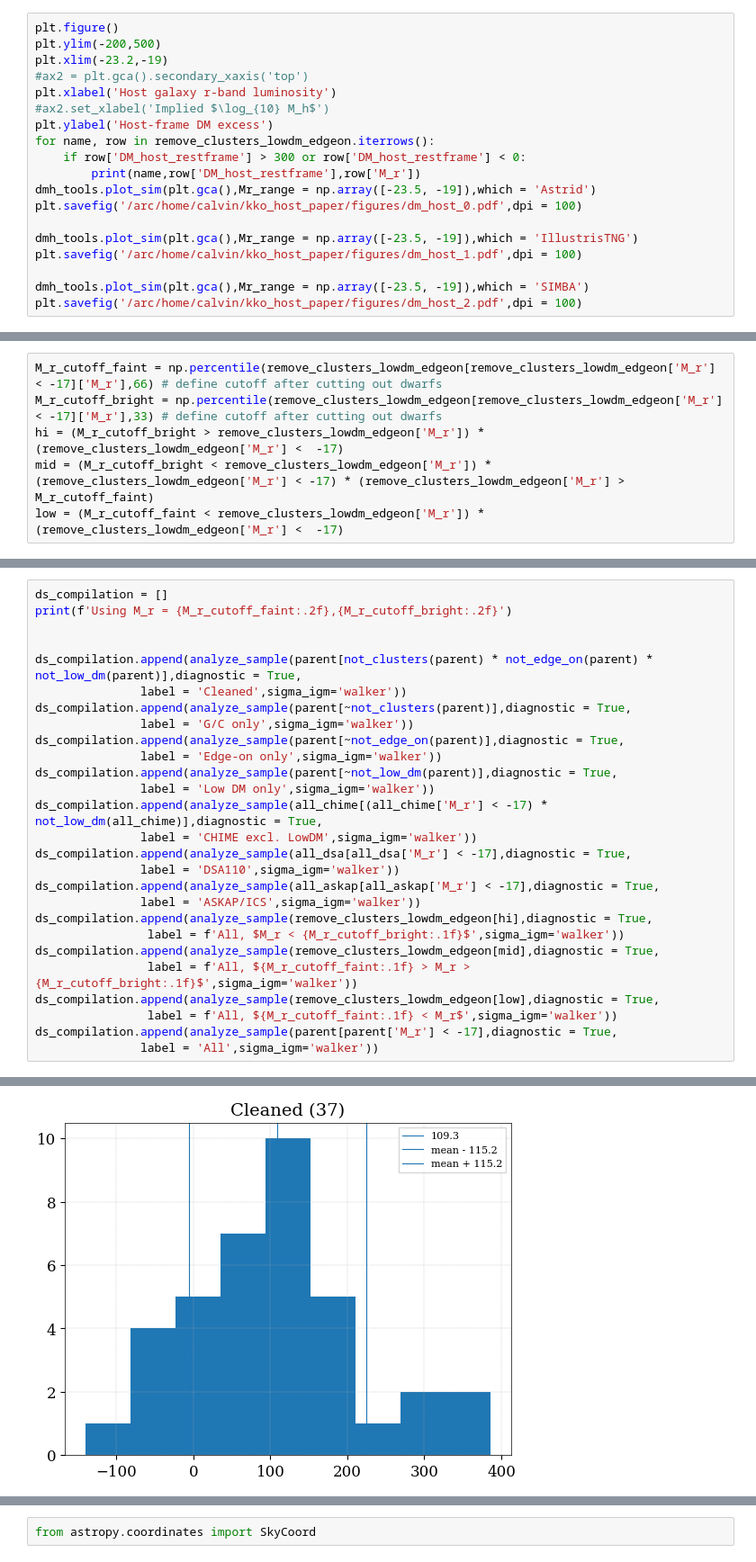
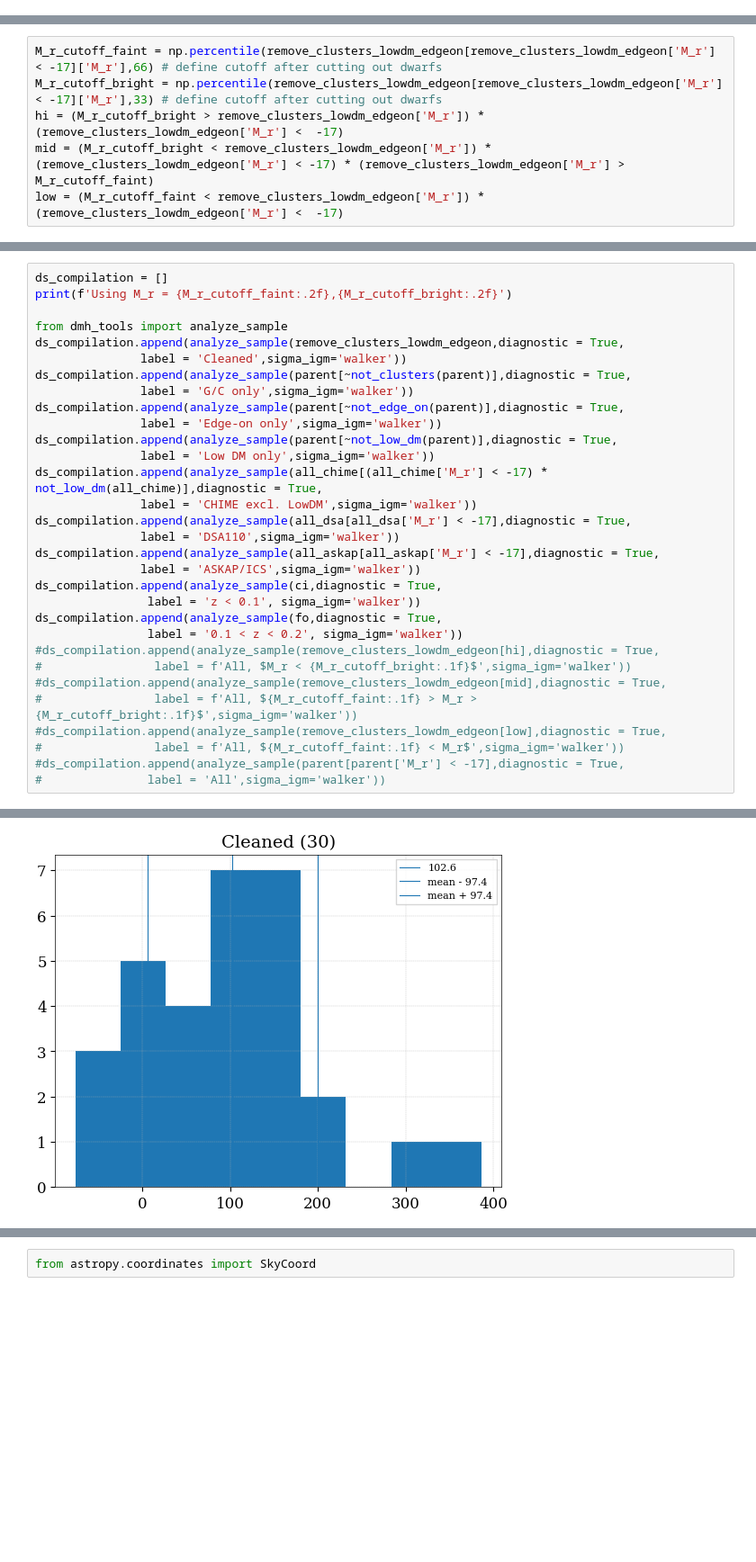
Before and after one commit to leungcalvin/kko_host_paper, a Jupyter notebook: plot_scripts/dm_host.ipynb, the cells around one changed output, grey strips where cells are left out. Shown at 90% size. Saved outputs shown, nothing was run; the diff lists cells and outputs as text; blank space fills up the shorter version.

```diff
--- a/plot_scripts/dm_host.ipynb
+++ b/plot_scripts/dm_host.ipynb
@@ -1440,22 +1329,3 @@ Medlock predictions valid over M_r =
 Medlock predictions valid over M_r =
 [-19.75605779 -21.98113436]
 [figure]
-# %%
-plt.figure()
-plt.ylim(-200,500)
-plt.xlim(-23.2,-19)
-#ax2 = plt.gca().secondary_xaxis('top')
-plt.xlabel('Host galaxy r-band luminosity')
-#ax2.set_xlabel('Implied $\log_{10} M_h$')
-plt.ylabel('Host-frame DM excess')
-for name, row in remove_clusters_lowdm_edgeon.iterrows():
-    if row['DM_host_restframe'] > 300 or row['DM_host_restframe'] < 0:
-        print(name,row['DM_host_restframe'],row['M_r'])
-dmh_tools.plot_sim(plt.gca(),Mr_range = np.array([-23.5, -19]),which = 'Astrid')
-plt.savefig('/arc/home/calvin/kko_host_paper/figures/dm_host_0.pdf',dpi = 100)
-
-dmh_tools.plot_sim(plt.gca(),Mr_range = np.array([-23.5, -19]),which = 'IllustrisTNG')
-plt.savefig('/arc/home/calvin/kko_host_paper/figures/dm_host_1.pdf',dpi = 100)
-
-dmh_tools.plot_sim(plt.gca(),Mr_range = np.array([-23.5, -19]),which = 'SIMBA')
-plt.savefig('/arc/home/calvin/kko_host_paper/figures/dm_host_2.pdf',dpi = 100)
@@ -1877,8 +1707,8 @@ np.sum(hi),np.sum(mid),np.sum(low)
 ds_compilation = []
 print(f'Using M_r = {M_r_cutoff_faint:.2f},{M_r_cutoff_bright:.2f}')
 
-
-ds_compilation.append(analyze_sample(parent[not_clusters(parent) * not_edge_on(parent) * not_low_dm(parent)],diagnostic = True,
+from dmh_tools import analyze_sample
+ds_compilation.append(analyze_sample(remove_clusters_lowdm_edgeon,diagnostic = True,
                label = 'Cleaned',sigma_igm='walker'))
 ds_compilation.append(analyze_sample(parent[~not_clusters(parent)],diagnostic = True,
                label = 'G/C only',sigma_igm='walker'))
@@ -1892,12 +1722,16 @@ ds_compilation.append(analyze_sample(all_dsa[all_dsa['M_r'] < -17],diagnostic =
                label = 'DSA110',sigma_igm='walker'))
 ds_compilation.append(analyze_sample(all_askap[all_askap['M_r'] < -17],diagnostic = True,
                label = 'ASKAP/ICS',sigma_igm='walker'))
-ds_compilation.append(analyze_sample(remove_clusters_lowdm_edgeon[hi],diagnostic = True,
-                label = f'All, $M_r < {M_r_cutoff_bright:.1f}$',sigma_igm='walker'))
-ds_compilation.append(analyze_sample(remove_clusters_lowdm_edgeon[mid],diagnostic = True,
-                label = f'All, ${M_r_cutoff_faint:.1f} > M_r > {M_r_cutoff_bright:.1f}$',sigma_igm='walker'))
-ds_compilation.append(analyze_sample(remove_clusters_lowdm_edgeon[low],diagnostic = True,
-                label = f'All, ${M_r_cutoff_faint:.1f} < M_r$',sigma_igm='walker'))
-ds_compilation.append(analyze_sample(parent[parent['M_r'] < -17],diagnostic = True,
-               label = 'All',sigma_igm='walker'))
+ds_compilation.append(analyze_sample(ci,diagnostic = True,
+                label = 'z < 0.1', sigma_igm='walker'))
+ds_compilation.append(analyze_sample(fo,diagnostic = True,
+                label = '0.1 < z < 0.2', sigma_igm='walker'))
+#ds_compilation.append(analyze_sample(remove_clusters_lowdm_edgeon[hi],diagnostic = True,
+#                label = f'All, $M_r < {M_r_cutoff_bright:.1f}$',sigma_igm='walker'))
+#ds_compilation.append(analyze_sample(remove_clusters_lowdm_edgeon[mid],diagnostic = True,
+#                label = f'All, ${M_r_cutoff_faint:.1f} > M_r > {M_r_cutoff_bright:.1f}$',sigma_igm='walker'))
+#ds_compilation.append(analyze_sample(remove_clusters_lowdm_edgeon[low],diagnostic = True,
+#                label = f'All, ${M_r_cutoff_faint:.1f} < M_r$',sigma_igm='walker'))
+#ds_compilation.append(analyze_sample(parent[parent['M_r'] < -17],diagnostic = True,
+#               label = 'All',sigma_igm='walker'))
 # %% [output]
@@ -1906,4 +1740,4 @@ Using M_r = -20.17,-21.28
-[figure, old version]
+[figure, new version]
 [figure]
 [figure]
 [figure]
```
Also changed, not shown: parts of 28 cells of this notebook, 11 other files.
